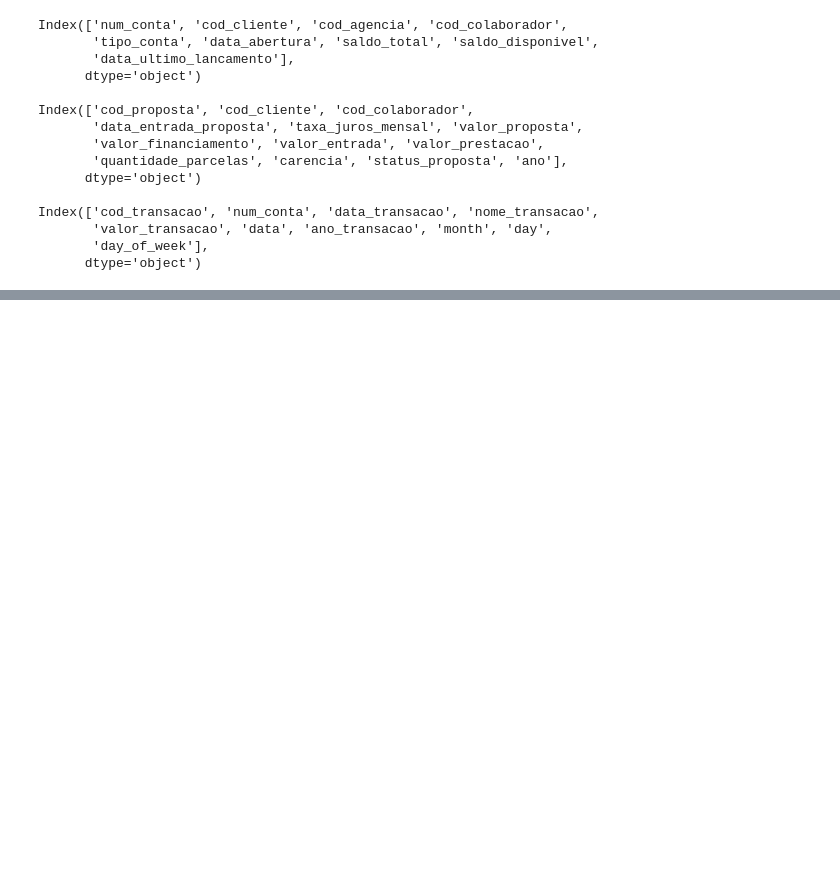
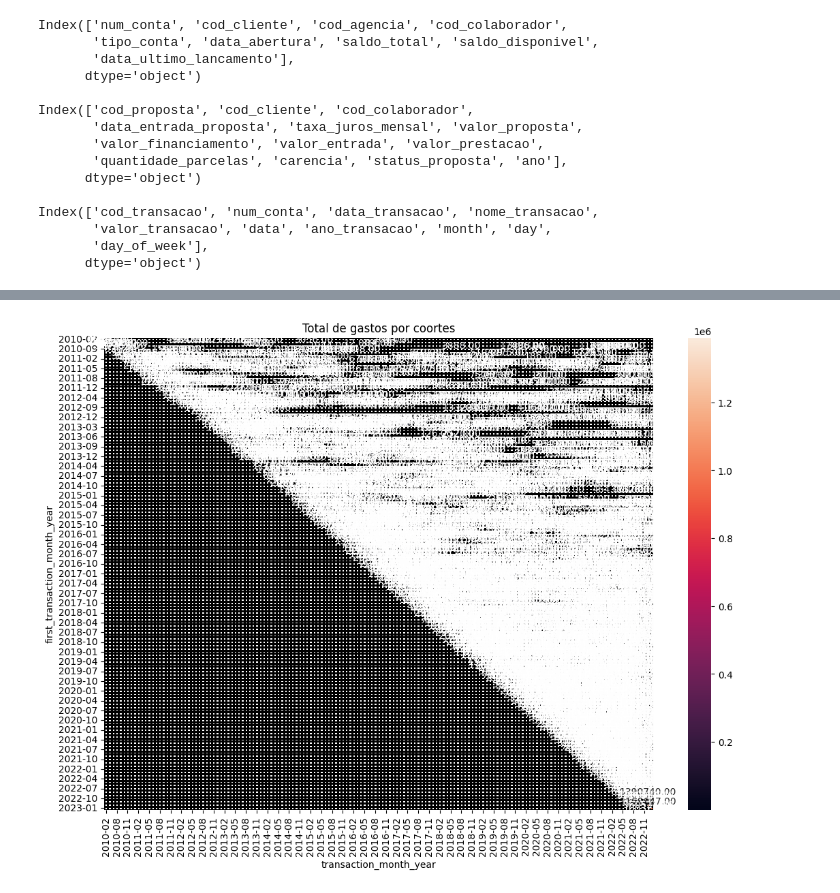
Before and after one commit to renanpan/Projeto_banco_KPI, a Jupyter notebook: lighthouse_DA_project.ipynb, the cells around one changed output, grey strips where cells are left out. Saved outputs shown, nothing was run; the diff lists cells and outputs as text; code cells hidden in the pictures; blank space fills up the shorter version.

Commit message:
Adicionando mapa de calor para as coortes

```diff
--- a/lighthouse_DA_project.ipynb
+++ b/lighthouse_DA_project.ipynb
@@ -878,6 +878,8 @@ Será que não é melhor trabalhar com contas e propostas de crédito e depois c
 # %%
+#transformar o tipo de dados de 'data_dma'
+merged_coorte['data_dma'] = merged_coorte['data_dma'].dt.tz_localize(None)
+
 #obter a primeira data de transação
-
 first_transaction_dates = merged_coorte.groupby('cod_cliente')['data_dma'].min()
 
 #renomear a coluna
@@ -886,11 +888,11 @@ first_transaction_dates.name = 'first_transaction_datetime'
 #anexar os dados
 transaction_date = merged_coorte.join(first_transaction_dates, on='cod_cliente')
 
-transaction_date['transaction_month'] = transaction_date['data_dma'].dt.tz_localize(None)
+transaction_date['transaction_month_year'] = transaction_date['data_dma'].dt.to_period('M')
 
-transaction_date['first_transaction_month'] = transaction_date['first_transaction_datetime'].dt.tz_localize(None)
+transaction_date['first_transaction_month_year'] = transaction_date['first_transaction_datetime'].dt.to_period('M')
 
-# Agrupe por coortes
-cohort_stats = transaction_date.groupby('first_transaction_month')['valor_transacao'].sum()
-print(cohort_stats.head(20)) # Imprima a tabela agrupada
+# Agrupar por coortes
+cohort_stats = transaction_date.groupby('first_transaction_month_year')['valor_transacao'].sum()
+print(cohort_stats.head(10))
 # %% [output]
@@ -936,0 +949,17 @@ Conclusão
+# %%
+#plotar o gráfico de soma de gastos da coorte
+
+plt.figure(figsize=(13,9))
+plt.title('Total de gastos por coortes')
+sns.heatmap(transaction_date.pivot_table(
+    index='first_transaction_month_year',
+    columns='transaction_month_year',
+    values='cod_cliente',
+    aggfunc='sum'),
+    annot=True,
+    fmt='.2f',
+    linewidths=1,
+    linecolor='black',)
+plt.show()
+# %% [output]
+[figure, added]
```
Also changed, not shown: parts of 32 cells of this notebook.
